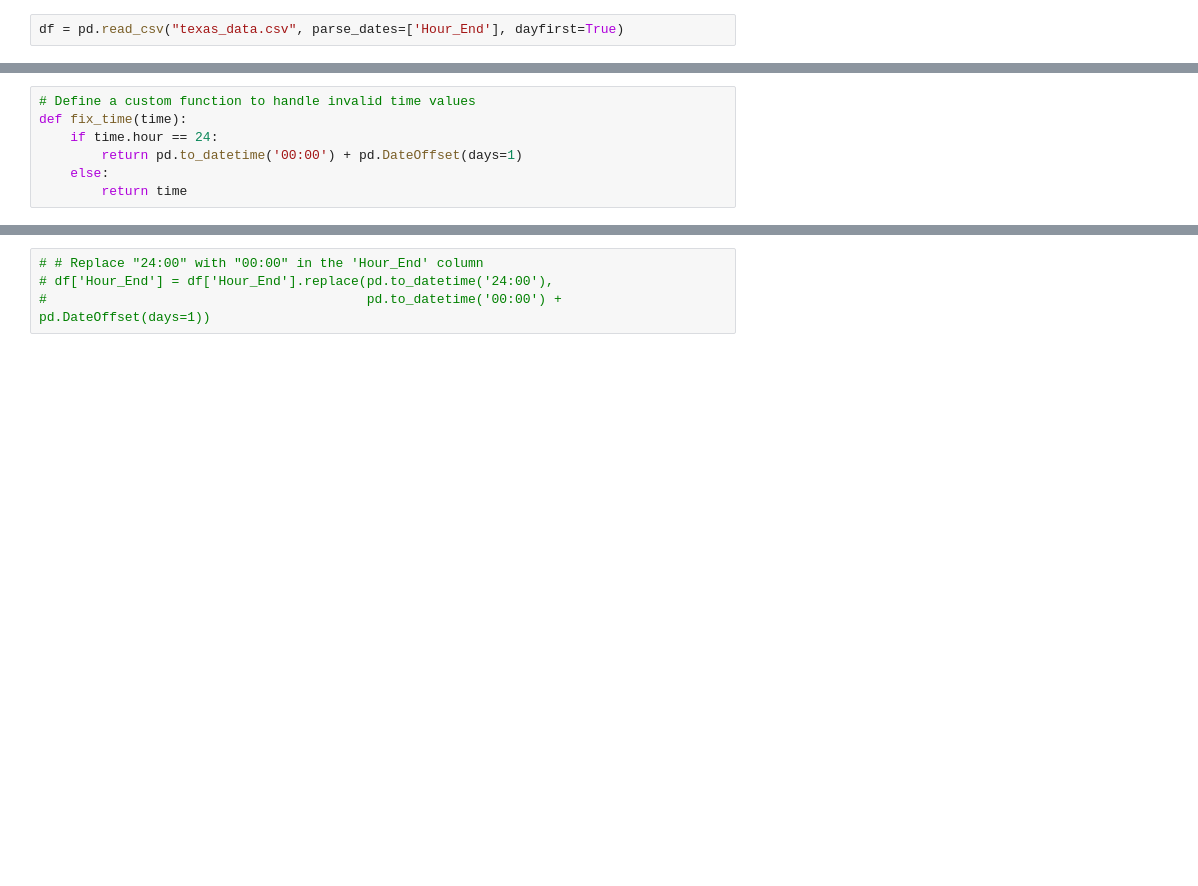
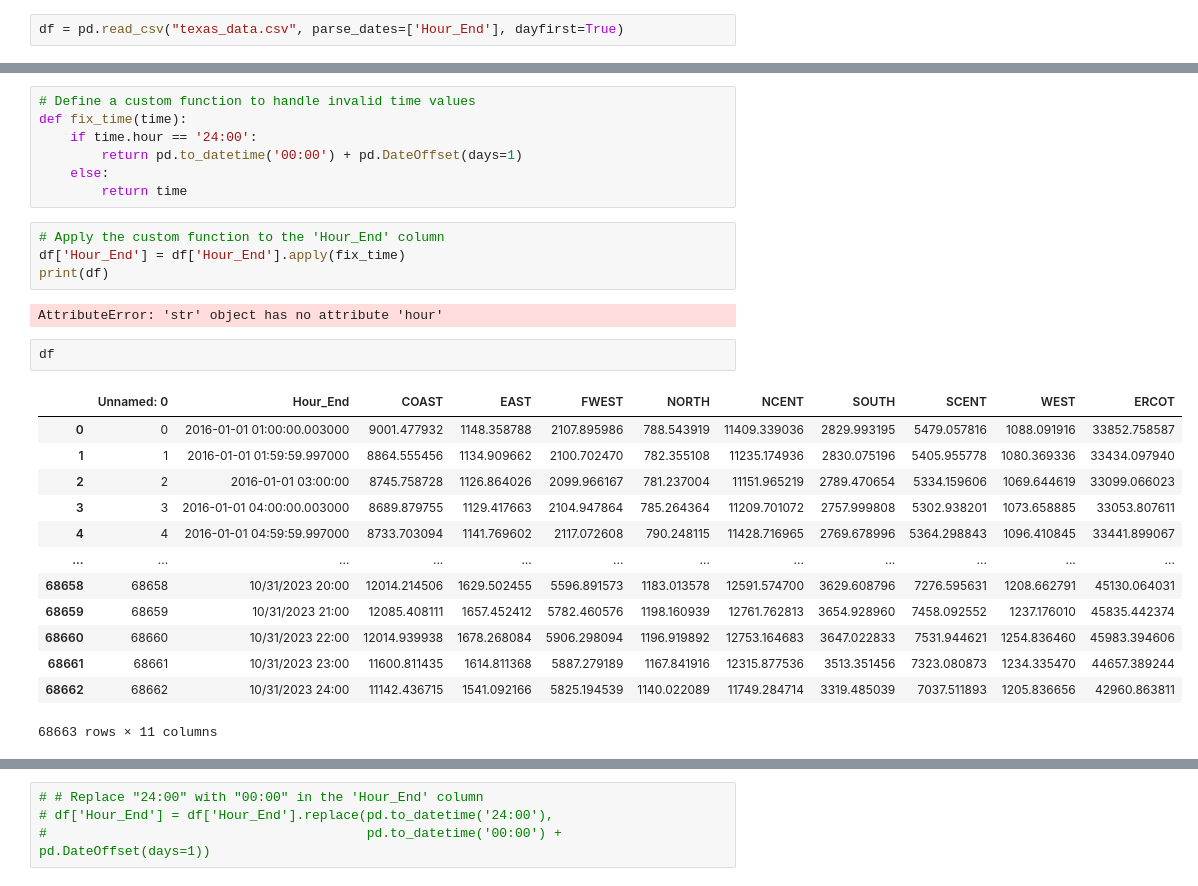
Before and after one commit to Danayt09/Energy-Consumption, a Jupyter notebook: TexaxCleaning.ipynb, the cells around one changed output, grey strips where cells are left out. Cells and saved outputs as stored; diff of their text form; blank space fills up the shorter version.

```diff
--- a/TexaxCleaning.ipynb
+++ b/TexaxCleaning.ipynb
@@ -74,8 +154,30 @@ df = pd.read_csv("texas_data.csv", parse_dates=['Hour_End'], dayfirst=True)
 # %%
 # Define a custom function to handle invalid time values
 def fix_time(time):
-    if time.hour == 24:
+    if time.hour == '24:00':
         return pd.to_datetime('00:00') + pd.DateOffset(days=1)
     else:
         return time
+# %%
+# Apply the custom function to the 'Hour_End' column
+df['Hour_End'] = df['Hour_End'].apply(fix_time)
+print(df)
+# %% [output]
+AttributeError: 'str' object has no attribute 'hour'
+# %%
+df
+# %% [output]
+|  | Unnamed: 0 | Hour_End | COAST | EAST | FWEST | NORTH | NCENT | SOUTH | SCENT | WEST | ERCOT |
+| 0 | 0 | 2016-01-01 01:00:00.003000 | 9001.477932 | 1148.358788 | 2107.895986 | 788.543919 | 11409.339036 | 2829.993195 | 5479.057816 | 1088.091916 | 33852.758587 |
+| 1 | 1 | 2016-01-01 01:59:59.997000 | 8864.555456 | 1134.909662 | 2100.702470 | 782.355108 | 11235.174936 | 2830.075196 | 5405.955778 | 1080.369336 | 33434.097940 |
+| 2 | 2 | 2016-01-01 03:00:00 | 8745.758728 | 1126.864026 | 2099.966167 | 781.237004 | 11151.965219 | 2789.470654 | 5334.159606 | 1069.644619 | 33099.066023 |
+| 3 | 3 | 2016-01-01 04:00:00.003000 | 8689.879755 | 1129.417663 | 2104.947864 | 785.264364 | 11209.701072 | 2757.999808 | 5302.938201 | 1073.658885 | 33053.807611 |
+| 4 | 4 | 2016-01-01 04:59:59.997000 | 8733.703094 | 1141.769602 | 2117.072608 | 790.248115 | 11428.716965 | 2769.678996 | 5364.298843 | 1096.410845 | 33441.899067 |
+| ... | ... | ... | ... | ... | ... | ... | ... | ... | ... | ... | ... |
+| 68658 | 68658 | 10/31/2023 20:00 | 12014.214506 | 1629.502455 | 5596.891573 | 1183.013578 | 12591.574700 | 3629.608796 | 7276.595631 | 1208.662791 | 45130.064031 |
+| 68659 | 68659 | 10/31/2023 21:00 | 12085.408111 | 1657.452412 | 5782.460576 | 1198.160939 | 12761.762813 | 3654.928960 | 7458.092552 | 1237.176010 | 45835.442374 |
+| 68660 | 68660 | 10/31/2023 22:00 | 12014.939938 | 1678.268084 | 5906.298094 | 1196.919892 | 12753.164683 | 3647.022833 | 7531.944621 | 1254.836460 | 45983.394606 |
+| 68661 | 68661 | 10/31/2023 23:00 | 11600.811435 | 1614.811368 | 5887.279189 | 1167.841916 | 12315.877536 | 3513.351456 | 7323.080873 | 1234.335470 | 44657.389244 |
+| 68662 | 68662 | 10/31/2023 24:00 | 11142.436715 | 1541.092166 | 5825.194539 | 1140.022089 | 11749.284714 | 3319.485039 | 7037.511893 | 1205.836656 | 42960.863811 |
+68663 rows × 11 columns
 # %%
```
Also changed, not shown: parts of 11 cells of this notebook, 1 other file.
